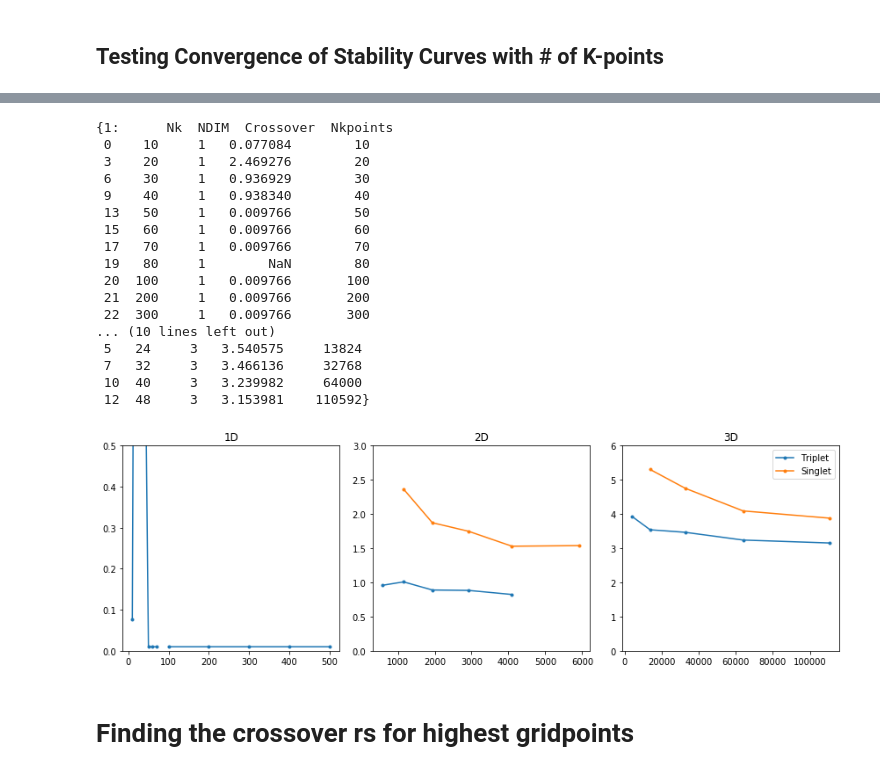
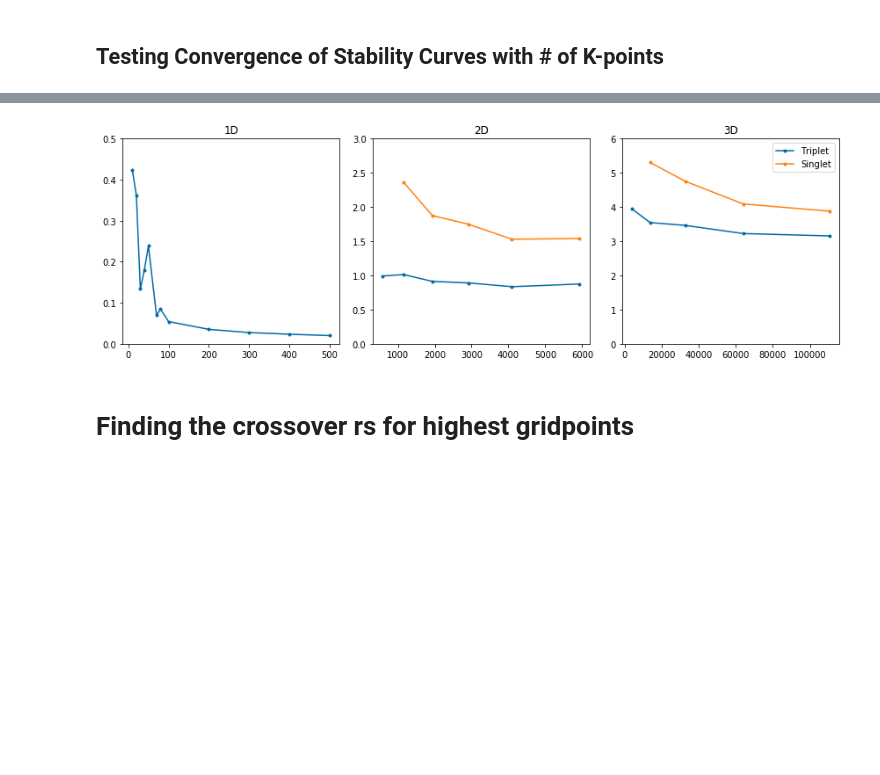
Before and after one commit to ecurtin2/HF-Stability, a Jupyter notebook: analysis/notebook.ipynb, the cells around one changed output, grey strips where cells are left out. Cells and saved outputs as stored; diff of their text form; code cells hidden in the pictures; blank space fills up the shorter version.

```diff
--- a/analysis/notebook.ipynb
+++ b/analysis/notebook.ipynb
@@ -73,9 +76,11 @@ df['total_calculation_time'] = df['total_calculation_time'].astype(float)
 df['computation_started'] = pd.to_datetime(df['computation_started'])
 df['computation_finished'] = pd.to_datetime(df['computation_finished'])
 df['build_date'] = pd.to_datetime(df['build_date'].str.replace('-', ' '))
+
+df.replace([np.inf, -np.inf], np.nan, inplace=True)  # Can now use .dropna() to drop +/- inf.
+
 mask = df['File'].str.contains('scaling_test')
 scaling_test = df[mask]
 df = df[np.logical_not(mask)]
-
 df.head()
 # %% [output]
@@ -89,6 +100,8 @@ df.dropna(axis='rows', subset=['NDIM', 'rs', 'Nk'], inplace=True)
 # Of course use_delta_1D must be false for ndim=2, 3
 df.loc[np.logical_or(df['NDIM'] == 2, df['NDIM'] == 3), 'use_delta_1D'] = False
 df['use_delta_1D'] = df['use_delta_1D'].astype(bool)
+
+df['Nkpoints'] = df['Nk'] ** df['NDIM']
 
 df = df.drop_duplicates(subset=['NDIM', 'rs', 'Nk', 'mycase', 'twoE_parameter_1dCase', 'use_delta_1D'])
 
@@ -98,6 +111,6 @@ df = df.drop_duplicates(subset=['NDIM', 'rs', 'Nk', 'mycase', 'twoE_parameter_1d
 # Thus the actual instability eigenvalue is the minimum of the eigenvalues of A + B and A - B.
 df['triplet_instability'] = df[['dav_triplet_a_minus_b', 'dav_triplet_a_plus_b']].min(axis=1)
 df['singlet_instability'] = df[['dav_singlet_a_minus_b', 'dav_singlet_a_plus_b']].min(axis=1)
-
+df.name = 'All Data'
 df.head()
 # %% [output]
@@ -155,8 +174,6 @@ plt.show()
 # %%
 from scipy.interpolate import interp1d
 from scipy import optimize
-
-df['Nkpoints'] = df['Nk'] ** df['NDIM']
 
 def crossover(df, x, y, interp1d_args=(), interp1d_kwargs=None):
     temp = df.dropna(subset=[x, y])
@@ -178,7 +195,9 @@ trip_onset = (df.groupby(['Nk', 'NDIM'])
         .apply(lambda d: crossover(d, 'rs', 'triplet_instability', interp1d_kwargs={'kind': 'linear'}))
         .reset_index()
         .rename(columns={0: 'Crossover'})
-)
+).dropna()
+
+trip_onset.name = 'Triplet Onset'
 
 sing_onset = (df.groupby(['Nk', 'NDIM'])
         .apply(lambda d: crossover(d, 'rs', 'singlet_instability'))
@@ -186,5 +205,9 @@ sing_onset = (df.groupby(['Nk', 'NDIM'])
         .rename(columns={0: 'Crossover'})
 ).dropna()
 
-trip_onset.query('NDIM==1')
+sing_onset.name = 'Singlet Onset'
+
+
+display(trip_onset)
+display(sing_onset)
 # %% [output]
@@ -192,53 +243,33 @@ trip_onset.query('NDIM==1')
 # %%
 fig, axes = plt.subplots(ncols=3, nrows=1, figsize=(12, 4))
-
 
 trip_onset['Nkpoints'] = trip_onset['Nk'] ** trip_onset['NDIM']
 sing_onset['Nkpoints'] = sing_onset['Nk'] ** sing_onset['NDIM']
 trip = {k: v for k, v in trip_onset.groupby('NDIM')}
 sing = {k: v for k, v in sing_onset.groupby('NDIM')}
-display(trip)
-
-
 
 axes[0].plot(trip[1]['Nkpoints'], trip[1]['Crossover'], '.-', label='Triplet')
 # axes[0].plot(sing[1]['Nkpoints'], sing[1]['Crossover'], '.-', label='Singlet')
 axes[0].set_title('1D')
 axes[0].set_ylim(0, 0.5)
 
 
 axes[1].plot(trip[2]['Nkpoints'], trip[2]['Crossover'], '.-', label='Triplet')
 axes[1].plot(sing[2]['Nkpoints'], sing[2]['Crossover'], '.-', label='Singlet')
 axes[1].set_ylim(0, 3)
 axes[1].set_title('2D')
 
 axes[2].plot(trip[3]['Nkpoints'], trip[3]['Crossover'], '.-', label='Triplet')
 axes[2].plot(sing[3]['Nkpoints'], sing[3]['Crossover'], '.-', label='Singlet')
 axes[2].set_ylim(0, 6)
 axes[2].set_title('3D')
 
 plt.legend()
 plt.tight_layout()
+plt.savefig('../doc/images/combined_onset.pdf')
 plt.show()
 # %% [output]
-{1:      Nk  NDIM  Crossover  Nkpoints
- 0    10     1   0.077084        10
- 3    20     1   2.469276        20
- 6    30     1   0.936929        30
- 9    40     1   0.938340        40
- 13   50     1   0.009766        50
- 15   60     1   0.009766        60
- 17   70     1   0.009766        70
- 19   80     1        NaN        80
- 20  100     1   0.009766       100
- 21  200     1   0.009766       200
- 22  300     1   0.009766       300
-... (10 lines left out)
- 5   24     3   3.540575     13824
- 7   32     3   3.466136     32768
- 10  40     3   3.239982     64000
- 12  48     3   3.153981    110592}
-[figure, old version]
+[figure, new version]
 # %% [markdown]
 # Finding the crossover rs for highest gridpoints
 # %%
```
Also changed, not shown: parts of 12 cells of this notebook, 6 other files.
